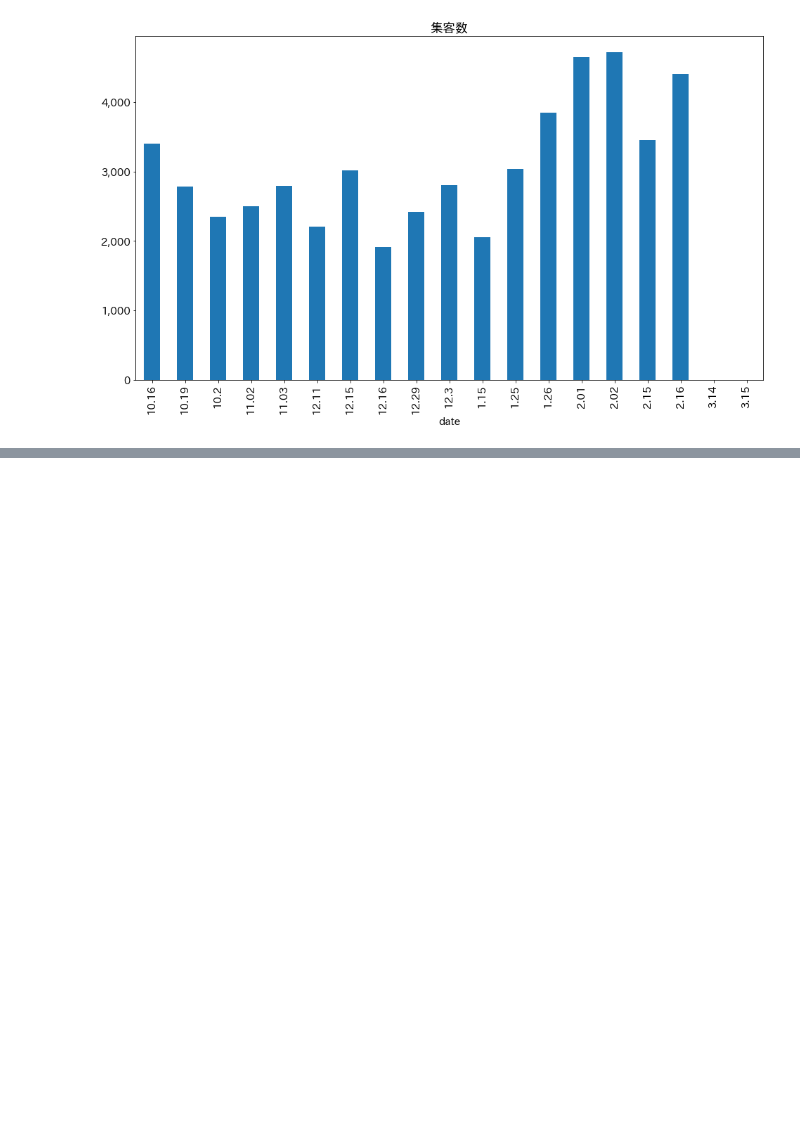
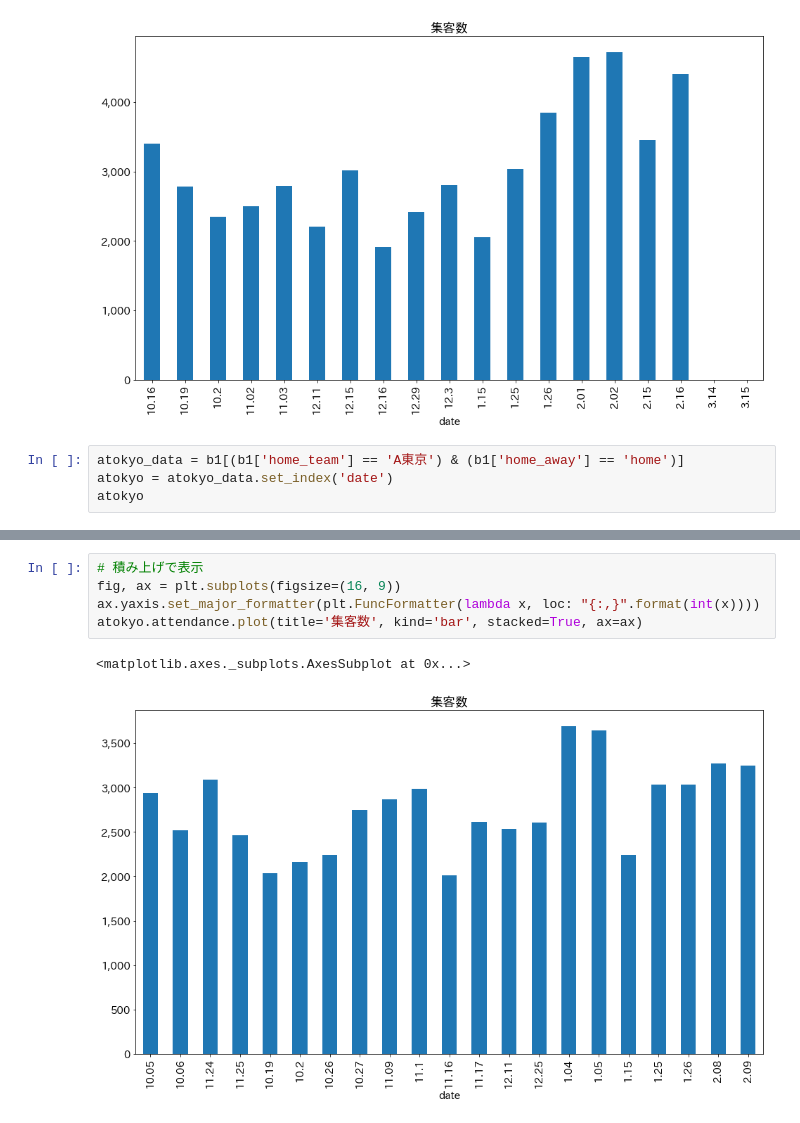
Before and after one commit to hikarut/Data-Science, a Jupyter notebook: notebooks/bleague/attendance/b1.ipynb, the cells around one changed output, grey strips where cells are left out. Saved outputs shown, nothing was run; the diff lists cells and outputs as text; blank space fills up the shorter version.

```diff
--- a/notebooks/bleague/attendance/b1.ipynb
+++ b/notebooks/bleague/attendance/b1.ipynb
@@ -237,3 +238,7 @@ sanen.attendance.plot(title='集客数', kind='bar', stacked=True, ax=ax)
 # %% [output]
 <matplotlib.axes._subplots.AxesSubplot at 0x...>
 [figure]
+# %%
+atokyo_data = b1[(b1['home_team'] == 'A東京') & (b1['home_away'] == 'home')]
+atokyo = atokyo_data.set_index('date')
+atokyo
@@ -239,0 +264,8 @@ sanen.attendance.plot(title='集客数', kind='bar', stacked=True, ax=ax)
+# %%
+# 積み上げで表示
+fig, ax = plt.subplots(figsize=(16, 9))
+ax.yaxis.set_major_formatter(plt.FuncFormatter(lambda x, loc: "{:,}".format(int(x))))
+atokyo.attendance.plot(title='集客数', kind='bar', stacked=True, ax=ax)
+# %% [output]
+<matplotlib.axes._subplots.AxesSubplot at 0x...>
+[figure, added]
```
Also changed, not shown: parts of 2 cells of this notebook.
